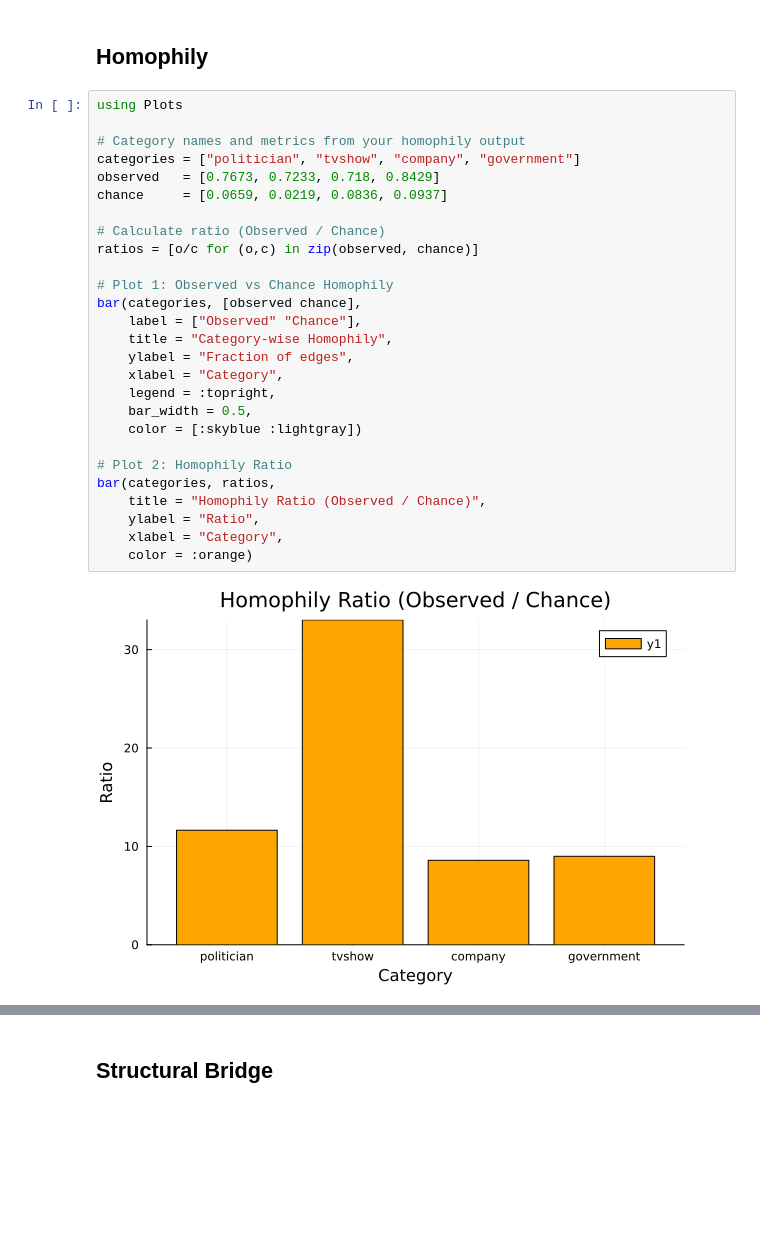
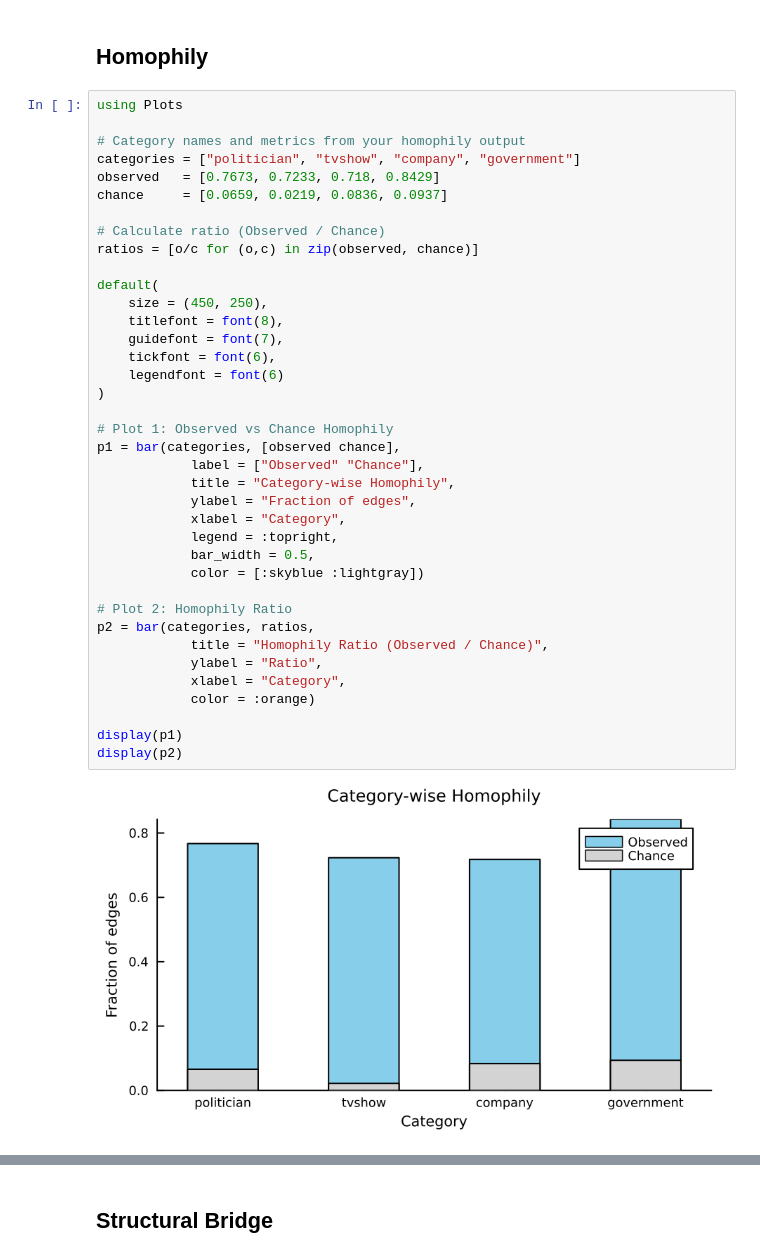
Before and after one commit to khuship0104/project1, a Jupyter notebook: project1.ipynb, the cells around one changed output, grey strips where cells are left out. Cells and saved outputs as stored; diff of their text form; blank space fills up the shorter version.

Commit message:
updated bar graphs and summary output

```diff
--- a/project1.ipynb
+++ b/project1.ipynb
@@ -257,29 +233,40 @@ Friend-of-friend positive closure:
 # %%
 using Plots
 
 # Category names and metrics from your homophily output
 categories = ["politician", "tvshow", "company", "government"]
 observed   = [0.7673, 0.7233, 0.718, 0.8429]
 chance     = [0.0659, 0.0219, 0.0836, 0.0937]
 
 # Calculate ratio (Observed / Chance)
 ratios = [o/c for (o,c) in zip(observed, chance)]
 
+default(
+    size = (450, 250),
+    titlefont = font(8),
+    guidefont = font(7),
+    tickfont = font(6),
+    legendfont = font(6)
+)
+
 # Plot 1: Observed vs Chance Homophily
-bar(categories, [observed chance],
-    label = ["Observed" "Chance"],
-    title = "Category-wise Homophily",
-    ylabel = "Fraction of edges",
-    xlabel = "Category",
-    legend = :topright,
-    bar_width = 0.5,
-    color = [:skyblue :lightgray])
+p1 = bar(categories, [observed chance],
+            label = ["Observed" "Chance"],
+            title = "Category-wise Homophily",
+            ylabel = "Fraction of edges",
+            xlabel = "Category",
+            legend = :topright,
+            bar_width = 0.5,
+            color = [:skyblue :lightgray])
 
 # Plot 2: Homophily Ratio
-bar(categories, ratios,
-    title = "Homophily Ratio (Observed / Chance)",
-    ylabel = "Ratio",
-    xlabel = "Category",
-    color = :orange)
+p2 = bar(categories, ratios,
+            title = "Homophily Ratio (Observed / Chance)",
+            ylabel = "Ratio",
+            xlabel = "Category",
+            color = :orange)
+
+display(p1)
+display(p2)
 # %% [output]
-[figure, old version]
+[figure, new version]
```
Also changed, not shown: parts of 5 cells of this notebook, 3 other files.
